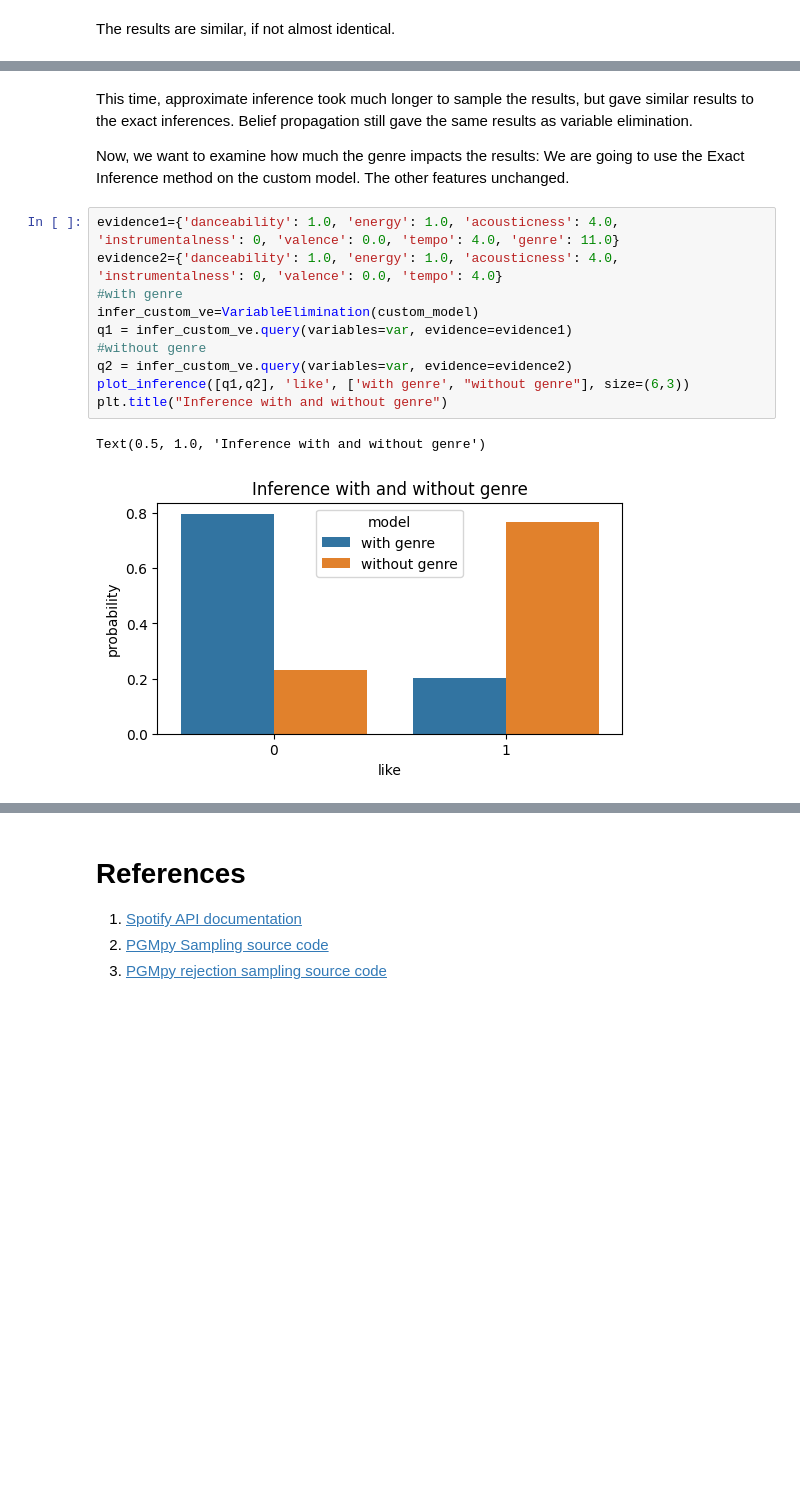
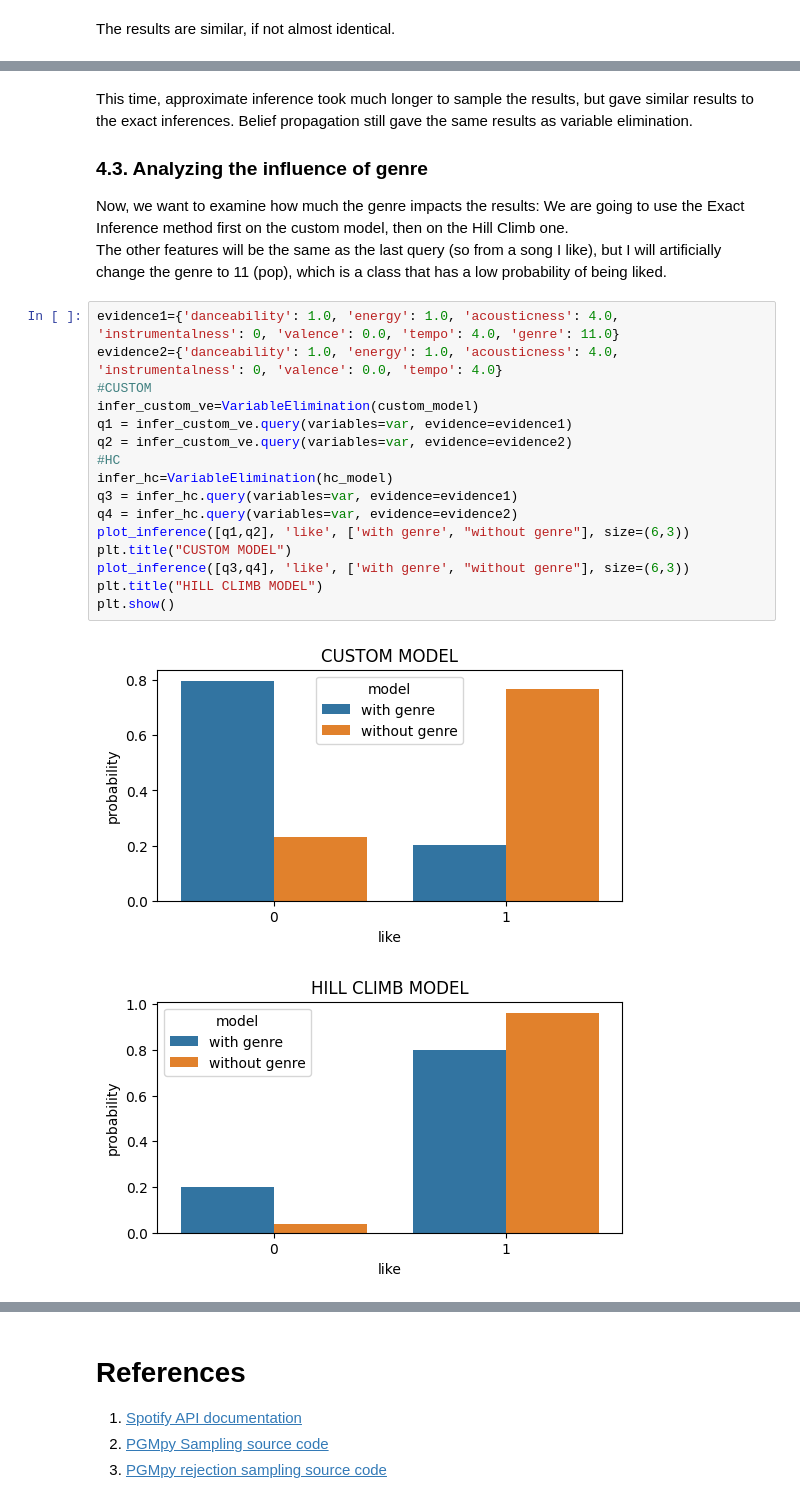
Before and after one commit to danielenapo/Bayesify, a Jupyter notebook: Bayesify.ipynb, the cells around one changed output, grey strips where cells are left out. Drawn from its saved outputs; the diff is of its cells as text; blank space fills up the shorter version.

```diff
--- a/Bayesify.ipynb
+++ b/Bayesify.ipynb
@@ -337,19 +339,26 @@ Text(0.5, 1.0, "Inference for 'like'")
 # %% [markdown]
 This time, approximate inference took much longer to sample the results, but gave similar results to the exact inferences. Belief propagation still gave the same results as variable elimination.<br>
 
-
-Now, we want to examine how much the genre impacts the results: We are going to use the Exact Inference method on the custom model. The other features unchanged.
+### <b> 4.3. Analyzing the influence of genre </b> <a class="anchor" id="43-analyzing-the-influence-of-genre"></a>
+Now, we want to examine how much the genre impacts the results: We are going to use the Exact Inference method first on the custom model, then on the Hill Climb one.<br>
+The other features will be the same as the last query (so from a song I like), but I will artificially change the genre to 11 (pop), which is a class that has a low probability of being liked.<br>
 # %%
 evidence1={'danceability': 1.0, 'energy': 1.0, 'acousticness': 4.0, 'instrumentalness': 0, 'valence': 0.0, 'tempo': 4.0, 'genre': 11.0}
 evidence2={'danceability': 1.0, 'energy': 1.0, 'acousticness': 4.0, 'instrumentalness': 0, 'valence': 0.0, 'tempo': 4.0}
-#with genre
+#CUSTOM
 infer_custom_ve=VariableElimination(custom_model)
 q1 = infer_custom_ve.query(variables=var, evidence=evidence1)
-#without genre
 q2 = infer_custom_ve.query(variables=var, evidence=evidence2)
+#HC
+infer_hc=VariableElimination(hc_model)
+q3 = infer_hc.query(variables=var, evidence=evidence1)
+q4 = infer_hc.query(variables=var, evidence=evidence2)
 plot_inference([q1,q2], 'like', ['with genre', "without genre"], size=(6,3))
-plt.title("Inference with and without genre")
+plt.title("CUSTOM MODEL")
+plot_inference([q3,q4], 'like', ['with genre', "without genre"], size=(6,3))
+plt.title("HILL CLIMB MODEL")
+plt.show()
 # %% [output]
-Text(0.5, 1.0, 'Inference with and without genre')
-[figure, old version]
+[figure, new version]
+[figure, added]
 # %% [markdown]
```
Also changed, not shown: parts of 22 cells of this notebook.
